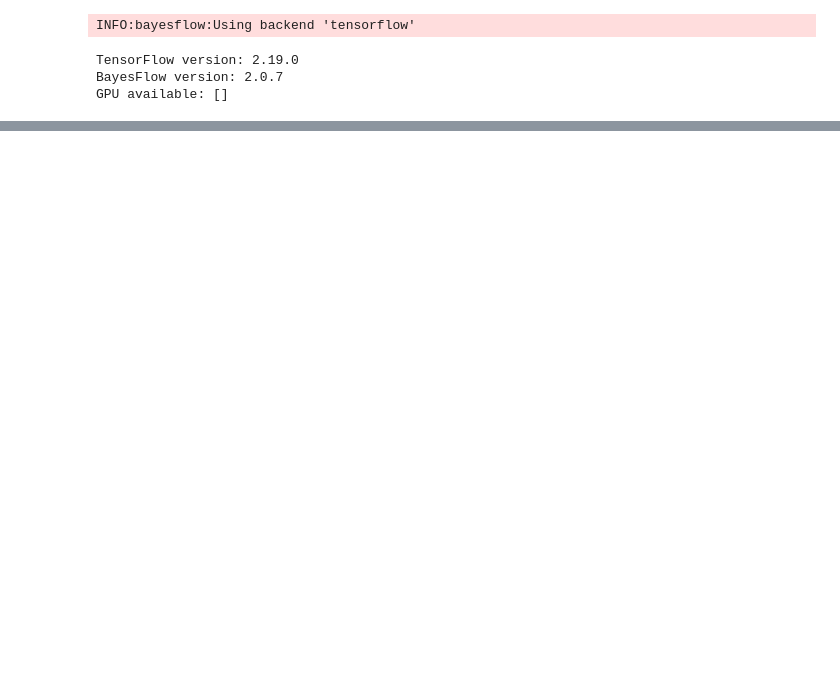
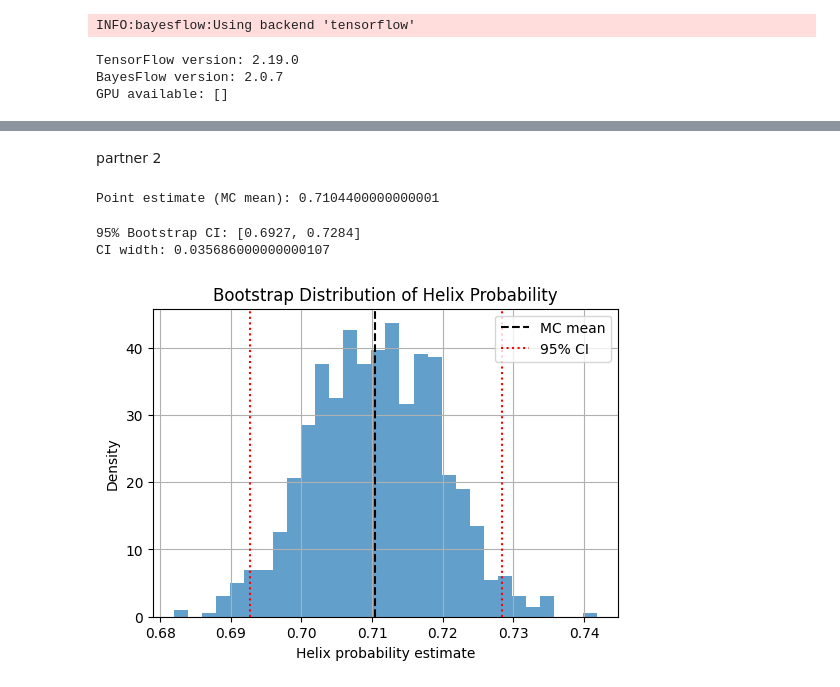
Before and after one commit to samaneh-m/Monte-Carlo-simulation, a Jupyter notebook: MC+SNIS.ipynb, the cells around one changed output, grey strips where cells are left out. Cells and saved outputs as stored; diff of their text form; code cells hidden in the pictures; blank space fills up the shorter version.

```diff
--- a/MC+SNIS.ipynb
+++ b/MC+SNIS.ipynb
@@ -250,0 +249,2 @@ plt.show()
+# %% [markdown]
+partner 2
@@ -250,0 +254,62 @@ plt.show()
+# %%
+# Generate one Monte Carlo sample (Crude MC, target HMM)
+sim = HMMHiddenStateSimulator(seq_len=50)
+hidden_states = sim.sample(n_sequences=N_fixed)
+
+# Per-sequence helix proportions θ^(n)
+theta_samples = helix_probability(hidden_states)
+
+# Monte Carlo point estimate
+theta_hat = theta_samples.mean()
+
+print("Point estimate (MC mean):", theta_hat)
+# %% [output]
+Point estimate (MC mean): 0.7104400000000001
+# %%
+# Bootstrap the estimator (finite-sample uncertainty)
+def bootstrap_ci(data, B=1000, alpha=0.05):
+    """
+    data: array of per-sequence helix proportions θ^(n), shape (N,)
+    B: number of bootstrap resamples
+    alpha: significance level for (1-alpha) CI
+
+    returns:
+        lower: lower CI bound
+        upper: upper CI bound
+        boot_means: bootstrap distribution of the MC mean
+    """
+    N = len(data)
+    boot_means = []
+
+    for _ in range(B):
+        resample = np.random.choice(data, size=N, replace=True)
+        boot_means.append(resample.mean())
+
+    lower = np.percentile(boot_means, 100 * alpha / 2)
+    upper = np.percentile(boot_means, 100 * (1 - alpha / 2))
+
+    return lower, upper, boot_means
+# %%
+# Compute bootstrap CI
+ci_lower, ci_upper, boot_means = bootstrap_ci(theta_samples)
+
+print(f"95% Bootstrap CI: [{ci_lower:.4f}, {ci_upper:.4f}]")
+print("CI width:", ci_upper - ci_lower)
+# %% [output]
+95% Bootstrap CI: [0.6927, 0.7284]
+CI width: 0.035686000000000107
+# %%
+#Visualize bootstrap distribution
+plt.figure(figsize=(6,4))
+plt.hist(boot_means, bins=30, density=True, alpha=0.7)
+plt.axvline(theta_hat, color='black', linestyle='--', label="MC mean")
+plt.axvline(ci_lower, color='red', linestyle=':')
+plt.axvline(ci_upper, color='red', linestyle=':', label="95% CI")
+plt.xlabel("Helix probability estimate")
+plt.ylabel("Density")
+plt.title("Bootstrap Distribution of Helix Probability")
+plt.legend()
+plt.grid(True)
+plt.show()
+# %% [output]
+[figure, added]
```
Also changed, not shown: parts of 10 cells of this notebook.
